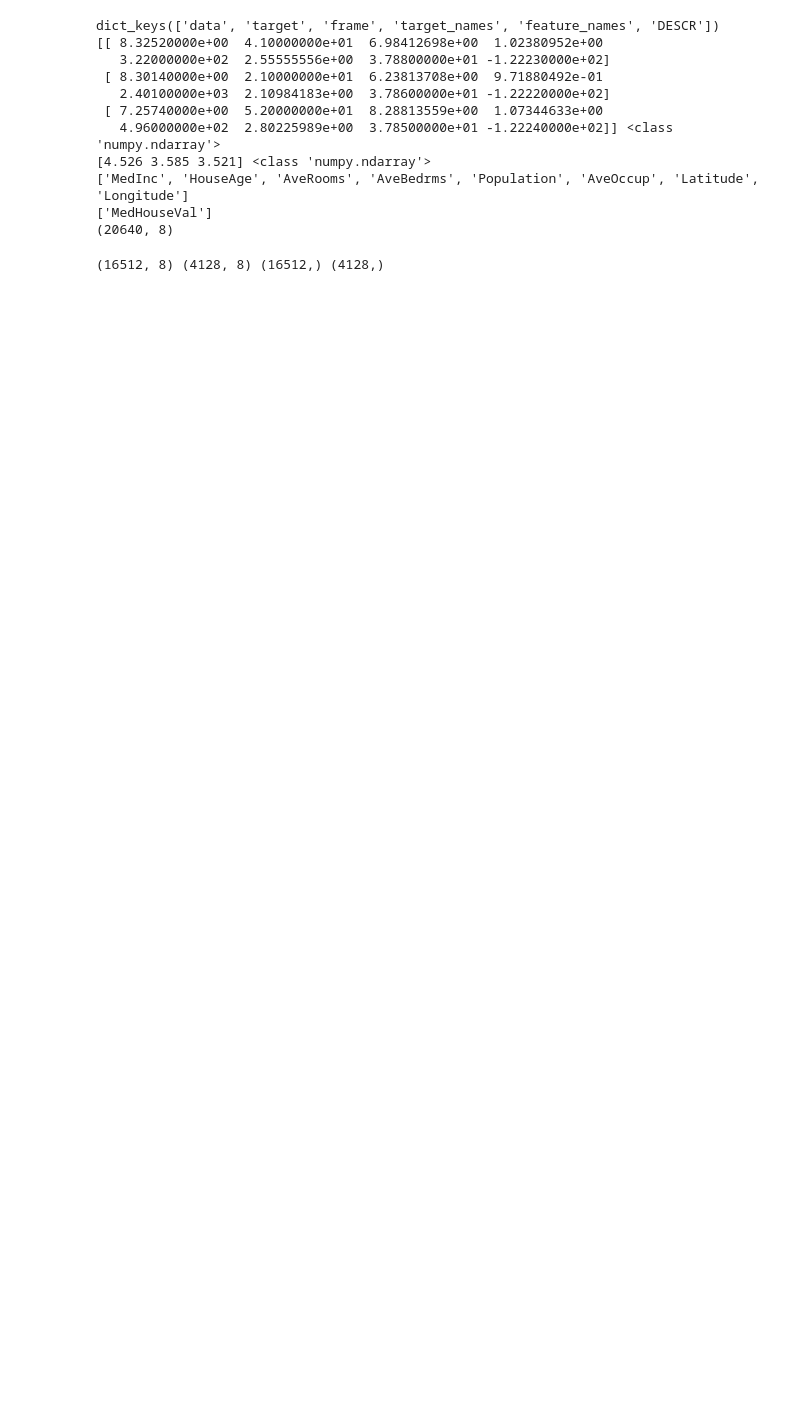
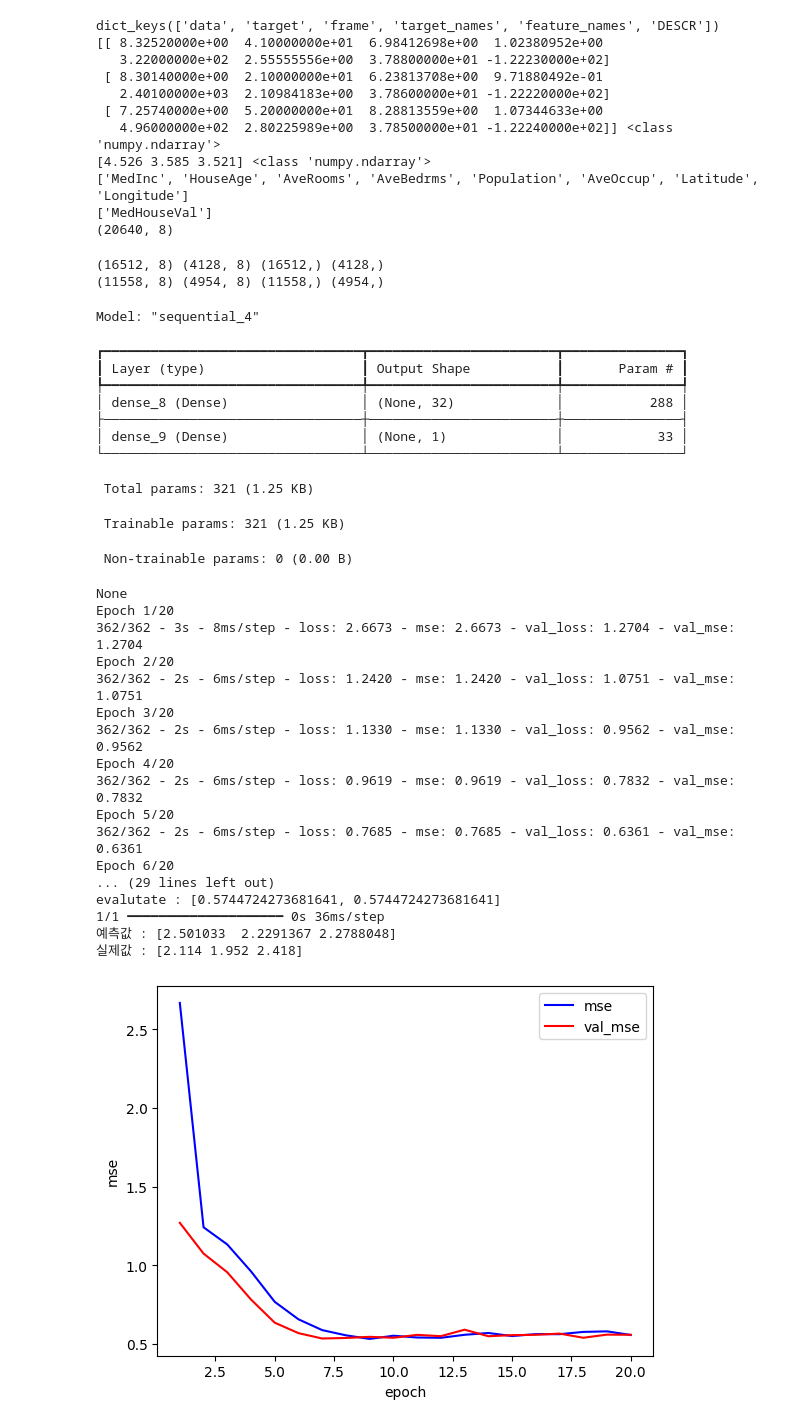
Before and after one commit to bbun-550/RotemStudyNote, a Jupyter notebook: python_analysis/tensorflow/tf14_california.ipynb, the cells around one changed output. Cells and saved outputs as stored; diff of their text form; code cells hidden in the pictures; blank space fills up the shorter version.

```diff
--- a/python_analysis/tensorflow/tf14_california.ipynb
+++ b/python_analysis/tensorflow/tf14_california.ipynb
@@ -27,7 +27,68 @@ dict_keys(['data', 'target', 'frame', 'target_names', 'feature_names', 'DESCR'])
 ['MedHouseVal']
 (20640, 8)
 # %%
-x_train, x_test, y_train, y_test = train_test_split(housing.data, housing.target, test_size=0.2, random_state=12)
-print(x_train.shape, x_test.shape, y_train.shape, y_test.shape) # x_train, x_test, y_train, y_test = train_test_split(housing.data, housing.target, test_size=0.2, random_state=12)
+# train / test
+x_train_all, x_test, y_train_all, y_test = train_test_split(housing.data, housing.target, test_size=0.2, random_state=12)
+print(x_train_all.shape, x_test.shape, y_train_all.shape, y_test.shape)
+
+# train : train / validation
+x_train, x_valid, y_train, y_valid = train_test_split(x_train_all, y_train_all, test_size=0.3, random_state=12)
+print(x_train.shape, x_valid.shape, y_train.shape, y_valid.shape)
+
+# 표준화
+scaler = StandardScaler()
+x_train = scaler.fit_transform(x_train)
+x_valid = scaler.fit_transform(x_valid)
+x_test = scaler.fit_transform(x_test)
 # %% [output]
 (16512, 8) (4128, 8) (16512,) (4128,)
+(11558, 8) (4954, 8) (11558,) (4954,)
+# %%
+# Sequential API - 단순한 방법으로 Multi Layer Perceptron
+model = Sequential()
+model.add(Input(shape=x_train.shape[1:]))
+model.add(Dense(32, activation='relu'))
+model.add(Dense(1, activation='linear'))
+print(model.summary())
+
+model.compile(optimizer='adam', loss='mse', metrics=['mse'])
+history = model.fit(x_train, y_train, epochs=20, validation_data=(x_valid, y_valid), verbose=2)
+
+print('evalutate :', model.evaluate(x_test, y_test, verbose=0))
+
+# test 일부 자료로 예측
+x_new = x_test[:3]
+y_pred = model.predict(x_new)
+
+print('예측값 :', y_pred.ravel())
+print('실제값 :', y_test[:3])
+# %% [output]
+Model: "sequential_4"
+┏━━━━━━━━━━━━━━━━━━━━━━━━━━━━━━━━━┳━━━━━━━━━━━━━━━━━━━━━━━━┳━━━━━━━━━━━━━━━┓
+┃ Layer (type)                    ┃ Output Shape           ┃       Param # ┃
+┡━━━━━━━━━━━━━━━━━━━━━━━━━━━━━━━━━╇━━━━━━━━━━━━━━━━━━━━━━━━╇━━━━━━━━━━━━━━━┩
+│ dense_8 (Dense)                 │ (None, 32)             │           288 │
+├─────────────────────────────────┼────────────────────────┼───────────────┤
+│ dense_9 (Dense)                 │ (None, 1)              │            33 │
+└─────────────────────────────────┴────────────────────────┴───────────────┘
+ Total params: 321 (1.25 KB)
+ Trainable params: 321 (1.25 KB)
+ Non-trainable params: 0 (0.00 B)
+None
+Epoch 1/20
+362/362 - 3s - 8ms/step - loss: 2.6673 - mse: 2.6673 - val_loss: 1.2704 - val_mse: 1.2704
+Epoch 2/20
+362/362 - 2s - 6ms/step - loss: 1.2420 - mse: 1.2420 - val_loss: 1.0751 - val_mse: 1.0751
+Epoch 3/20
+362/362 - 2s - 6ms/step - loss: 1.1330 - mse: 1.1330 - val_loss: 0.9562 - val_mse: 0.9562
+Epoch 4/20
+362/362 - 2s - 6ms/step - loss: 0.9619 - mse: 0.9619 - val_loss: 0.7832 - val_mse: 0.7832
+Epoch 5/20
+362/362 - 2s - 6ms/step - loss: 0.7685 - mse: 0.7685 - val_loss: 0.6361 - val_mse: 0.6361
+Epoch 6/20
+... (29 lines left out)
+evalutate : [0.5744724273681641, 0.5744724273681641]
+1/1 ━━━━━━━━━━━━━━━━━━━━ 0s 36ms/step
+예측값 : [2.501033  2.2291367 2.2788048]
+실제값 : [2.114 1.952 2.418]
+[figure, added]
```
Also changed, not shown: parts of 3 cells of this notebook, 5 other files.
